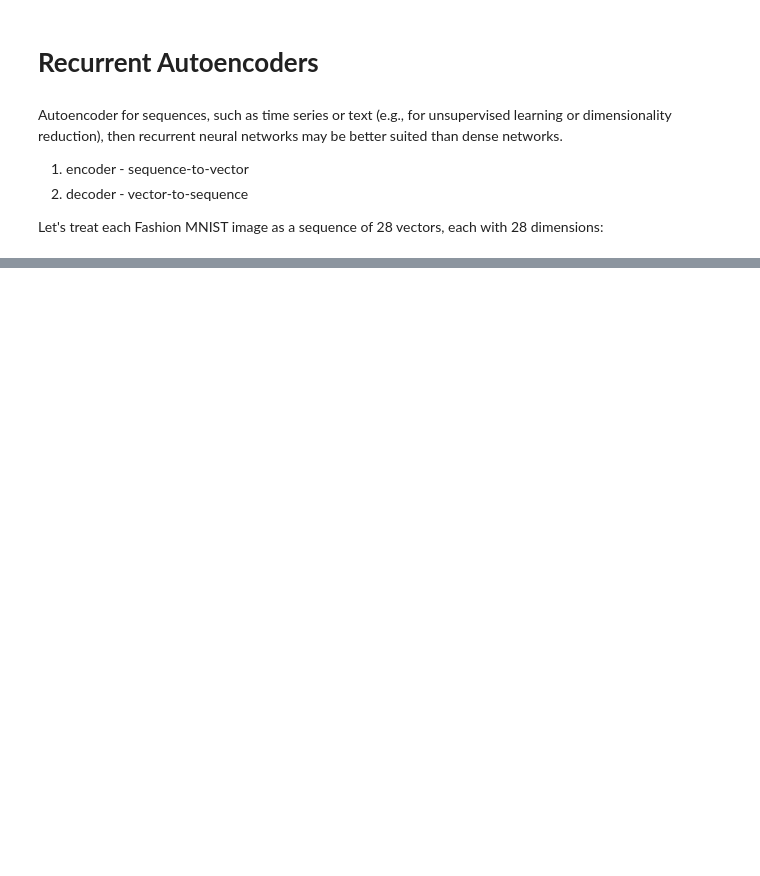
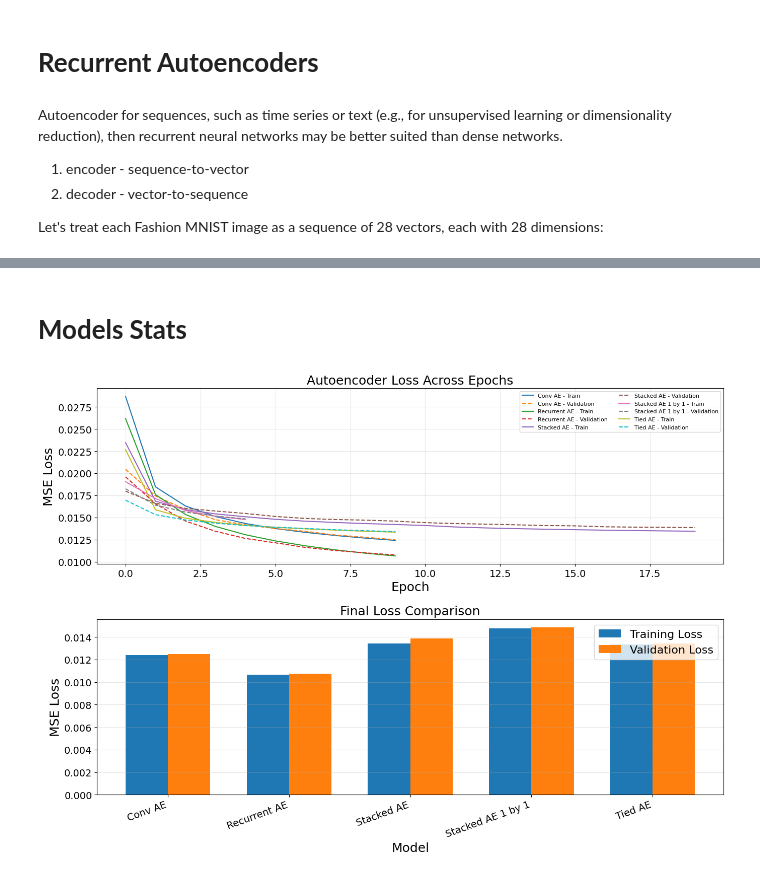
Before and after one commit to 456zamir8/AI, a Jupyter notebook: GANs.ipynb, the cells around one changed output, grey strips where cells are left out. Drawn from its saved outputs; the diff is of its cells as text; code cells hidden in the pictures; blank space fills up the shorter version.

```diff
--- a/GANs.ipynb
+++ b/GANs.ipynb
@@ -231,7 +231,8 @@ tied_decoder = tf.keras.Sequential([
 tied_ae = tf.keras.Sequential([tied_encoder, tied_decoder])
 
 tied_ae.compile(loss="mse", optimizer=tf.keras.optimizers.Nadam())
-history = tied_ae.fit(X_train, X_train, epochs=10,
+
+history_tied_ae = tied_ae.fit(X_train, X_train, epochs=10,
                       validation_data=(X_valid, X_valid))
 # %% [output]
 Epoch 1/10
@@ -449,7 +450,7 @@ recurrent_decoder = tf.keras.Sequential([
 recurrent_ae = tf.keras.Sequential([recurrent_encoder, recurrent_decoder])
 recurrent_ae.compile(loss="mse", optimizer=tf.keras.optimizers.Nadam())
 # %%
-history = recurrent_ae.fit(X_train, X_train, epochs=10,
+history_recurrent = recurrent_ae.fit(X_train, X_train, epochs=10,
                            validation_data=(X_valid, X_valid))
 # %% [output]
 Epoch 1/10
@@ -480,0 +482,66 @@ plt.show()
+# %% [markdown]
+# **Models Stats**
+# %%
+histories = {
+    "Conv AE": history_conv,
+    "Recurrent AE": history_recurrent,
+    "Stacked AE": history_stacked_ae,
+    "Stacked AE 1 by 1": history_stacked_ae_1_by_1,
+    "Tied AE": history_tied_ae
+}
+
+# Two plots vertically stacked
+fig, axes = plt.subplots(2, 1, figsize=(14, 10))
+
+# 1. Training and validation loss across epochs (TOP)
+for name, history in histories.items():
+    axes[0].plot(
+        history.history["loss"],
+        label=f"{name} - Train"
+    )
+    axes[0].plot(
+        history.history["val_loss"],
+        linestyle="--",
+        label=f"{name} - Validation"
+    )
+
+axes[0].set_title("Autoencoder Loss Across Epochs")
+axes[0].set_xlabel("Epoch")
+axes[0].set_ylabel("MSE Loss")
+axes[0].legend(ncol=2, fontsize=8)
+axes[0].grid(True, alpha=0.3)
+
+# 2. Final training vs validation loss (BOTTOM)
+names = list(histories.keys())
+
+train_losses = [
+    h.history["loss"][-1] for h in histories.values()
+]
+val_losses = [
+    h.history["val_loss"][-1] for h in histories.values()
+]
+
+x = np.arange(len(names))
+width = 0.35
+
+axes[1].bar(
+    x - width / 2, train_losses, width,
+    label="Training Loss"
+)
+axes[1].bar(
+    x + width / 2, val_losses, width,
+    label="Validation Loss"
+)
+
+axes[1].set_title("Final Loss Comparison")
+axes[1].set_xlabel("Model")
+axes[1].set_ylabel("MSE Loss")
+axes[1].set_xticks(x)
+axes[1].set_xticklabels(names, rotation=20, ha="right")
+axes[1].legend()
+axes[1].grid(axis="y", alpha=0.3)
+
+plt.tight_layout()
+plt.show()
+# %% [output]
+[figure, added]
```
Also changed, not shown: parts of 18 cells of this notebook.
